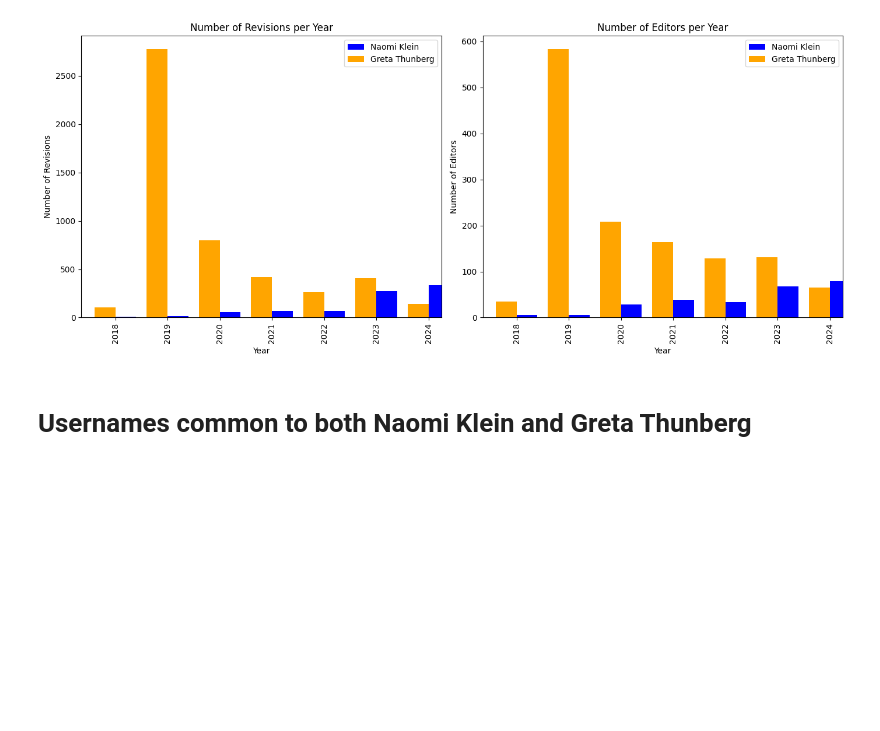
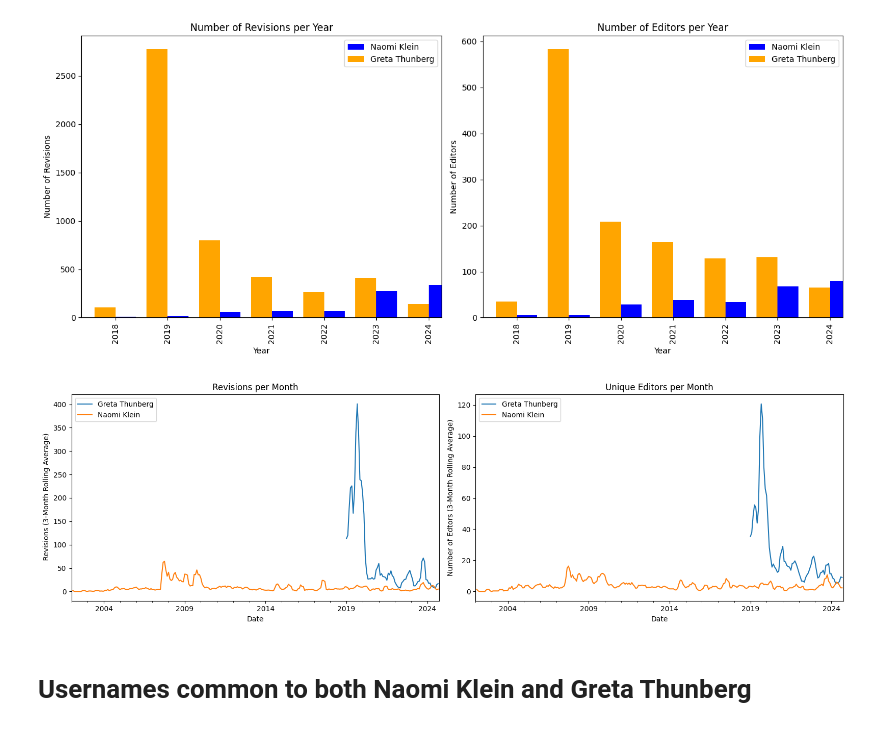
Before and after one commit to priyansha-b/goup-wikipedia-revisions-project, a Jupyter notebook: p_analysis.ipynb, the cells around one changed output. Cells and saved outputs as stored; diff of their text form; code cells hidden in the pictures; blank space fills up the shorter version.

Commit message:
adding intro graph

```diff
--- a/p_analysis.ipynb
+++ b/p_analysis.ipynb
@@ -120,6 +120,48 @@ plt.tight_layout()
 plt.show()
 # %% [output]
 [figure]
+# %%
+# PLotting
+
+fig, (ax1, ax2) = plt.subplots(1, 2, figsize=(16, 5))
+
+# Calculate rolling average over three months for revisions
+greta_rolling = greta[["timestamp", "revision_id"]].resample('M', on="timestamp").count().rolling(window=3, center=True).mean()
+naomi_rolling = naomi[["timestamp", "revision_id"]].resample('M', on="timestamp").count().rolling(window=3, center=True).mean()
+
+# Calculate rolling average over three months for unique usernames
+greta_unique_rolling = greta[["timestamp", "username"]].resample('M', on="timestamp").nunique().rolling(window=3, center=True).mean()
+naomi_unique_rolling = naomi[["timestamp", "username"]].resample('M', on="timestamp").nunique().rolling(window=3, center=True).mean()
+
+# Plot the rolling averages for revisions
+greta_rolling.plot(ax=ax1, legend=False).set_xlabel(None)
+naomi_rolling.plot(ax=ax1, legend=False).set_xlabel(None)
+
+# Set labels for revisions plot
+ax1.set_xlabel("Date")
+ax1.set_ylabel(" Revisions (3-Month Rolling Average)")
+ax1.set_title("Revisions per Month")
+ax1.legend(["Greta Thunberg", "Naomi Klein"])
+
+# Plot the rolling averages for unique usernames
+greta_unique_rolling.plot(ax=ax2, legend=False).set_xlabel(None)
+naomi_unique_rolling.plot(ax=ax2, legend=False).set_xlabel(None)
+
+# Set labels for unique usernames plot
+ax2.set_xlabel("Date")
+ax2.set_ylabel("Number of Edtors (3-Month Rolling Average)")
+ax2.set_title("Unique Editors per Month")
+ax2.legend(["Greta Thunberg", "Naomi Klein"])
+
+plt.tight_layout()
+plt.show()
+
+#save as svg
+if not os.path.exists("p_graphs"):
+    os.mkdir("p_graphs")
+fig.savefig("p_graphs/intro_revisions_and_editors.svg")
+# %% [output]
+[figure, added]
 # %% [markdown]
 # Usernames common to both Naomi Klein and Greta Thunberg
 # %%
```
Also changed, not shown: parts of 2 cells of this notebook, 8 other files.
